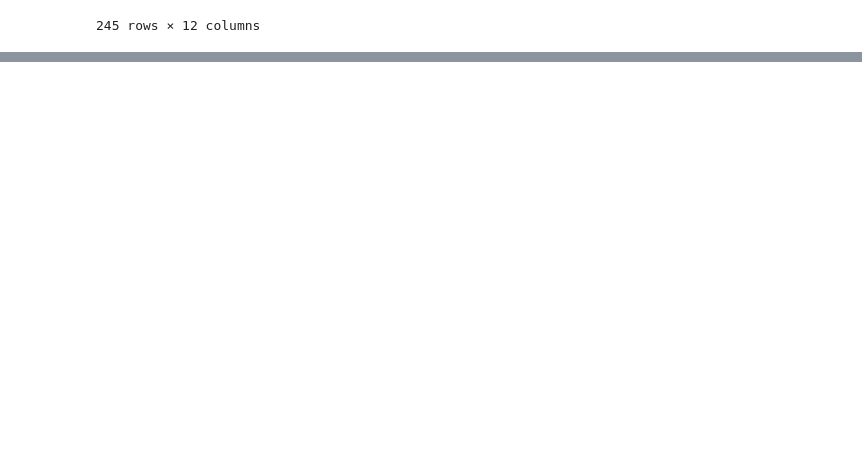
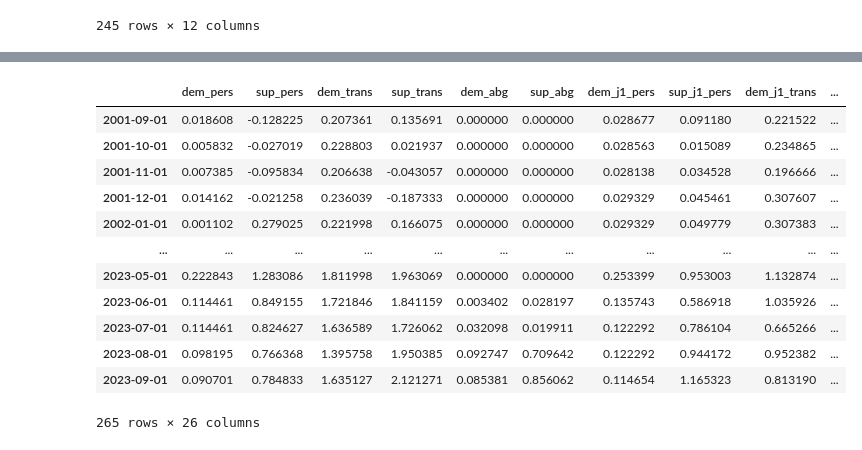
Before and after one commit to pierld/SVAR3A, a Jupyter notebook: main/Documentation.ipynb, the cells around one changed output, grey strips where cells are left out. Cells and saved outputs as stored; diff of their text form; code cells hidden in the pictures; blank space fills up the shorter version.

```diff
--- a/main/Documentation.ipynb
+++ b/main/Documentation.ipynb
@@ -463,0 +473,16 @@ cpi_meta.plot_stack(df=cpi_meta.sheremirov,method="sheremirov",robust="complex",
+# %%
+cpi_meta.perso
+# %% [output]
+|  | dem_pers | sup_pers | dem_trans | sup_trans | dem_abg | sup_abg | dem_j1_pers | sup_j1_pers | dem_j1_trans | ... |
+| 2001-09-01 | 0.018608 | -0.128225 | 0.207361 | 0.135691 | 0.000000 | 0.000000 | 0.028677 | 0.091180 | 0.221522 | ... |
+| 2001-10-01 | 0.005832 | -0.027019 | 0.228803 | 0.021937 | 0.000000 | 0.000000 | 0.028563 | 0.015089 | 0.234865 | ... |
+| 2001-11-01 | 0.007385 | -0.095834 | 0.206638 | -0.043057 | 0.000000 | 0.000000 | 0.028138 | 0.034528 | 0.196666 | ... |
+| 2001-12-01 | 0.014162 | -0.021258 | 0.236039 | -0.187333 | 0.000000 | 0.000000 | 0.029329 | 0.045461 | 0.307607 | ... |
+| 2002-01-01 | 0.001102 | 0.279025 | 0.221998 | 0.166075 | 0.000000 | 0.000000 | 0.029329 | 0.049779 | 0.307383 | ... |
+| ... | ... | ... | ... | ... | ... | ... | ... | ... | ... | ... |
+| 2023-05-01 | 0.222843 | 1.283086 | 1.811998 | 1.963069 | 0.000000 | 0.000000 | 0.253399 | 0.953003 | 1.132874 | ... |
+| 2023-06-01 | 0.114461 | 0.849155 | 1.721846 | 1.841159 | 0.003402 | 0.028197 | 0.135743 | 0.586918 | 1.035926 | ... |
+| 2023-07-01 | 0.114461 | 0.824627 | 1.636589 | 1.726062 | 0.032098 | 0.019911 | 0.122292 | 0.786104 | 0.665266 | ... |
+| 2023-08-01 | 0.098195 | 0.766368 | 1.395758 | 1.950385 | 0.092747 | 0.709642 | 0.122292 | 0.944172 | 0.952382 | ... |
+| 2023-09-01 | 0.090701 | 0.784833 | 1.635127 | 2.121271 | 0.085381 | 0.856062 | 0.114654 | 1.165323 | 0.813190 | ... |
+265 rows × 26 columns
```
Also changed, not shown: parts of 12 cells of this notebook, 9 other files.
